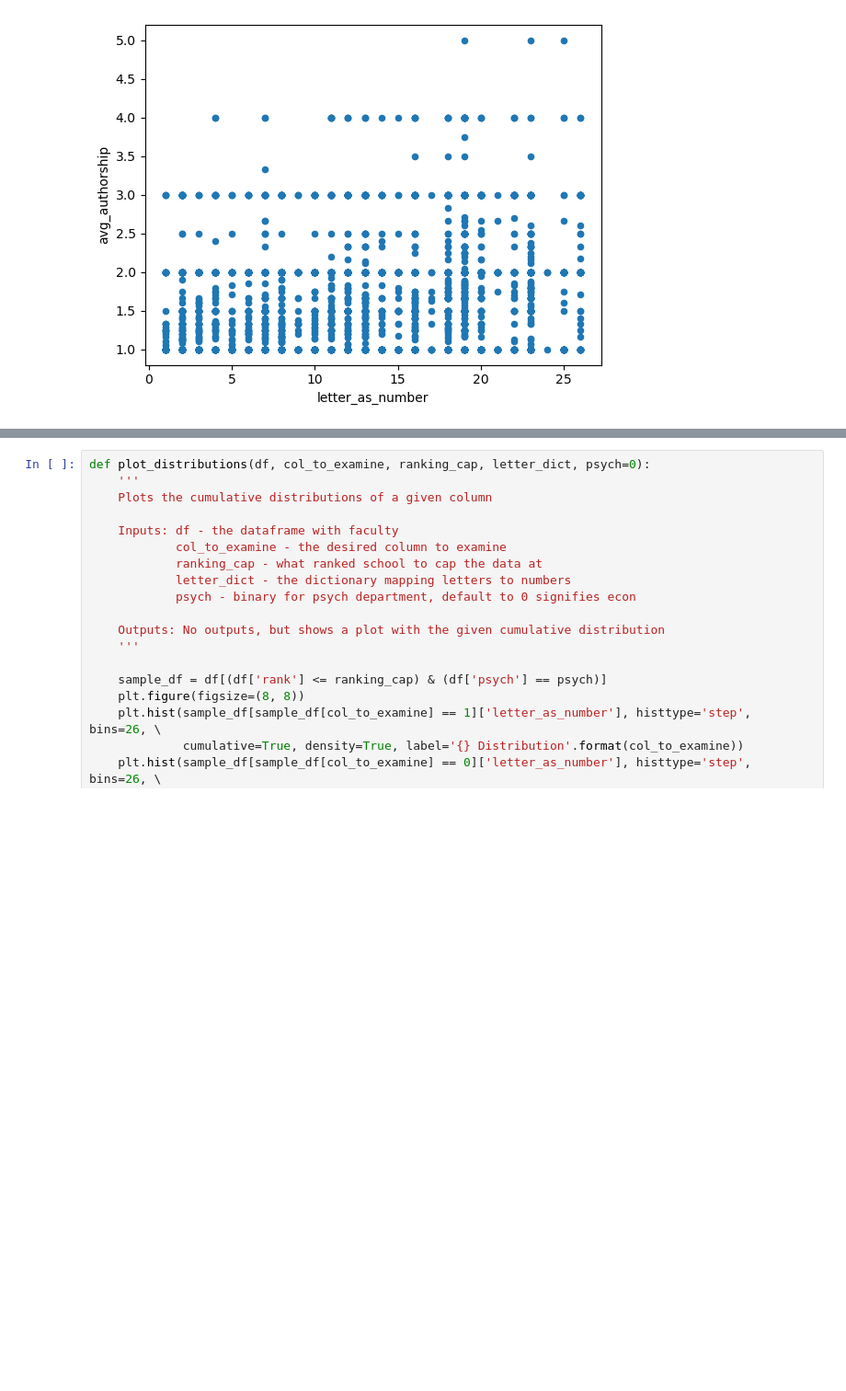
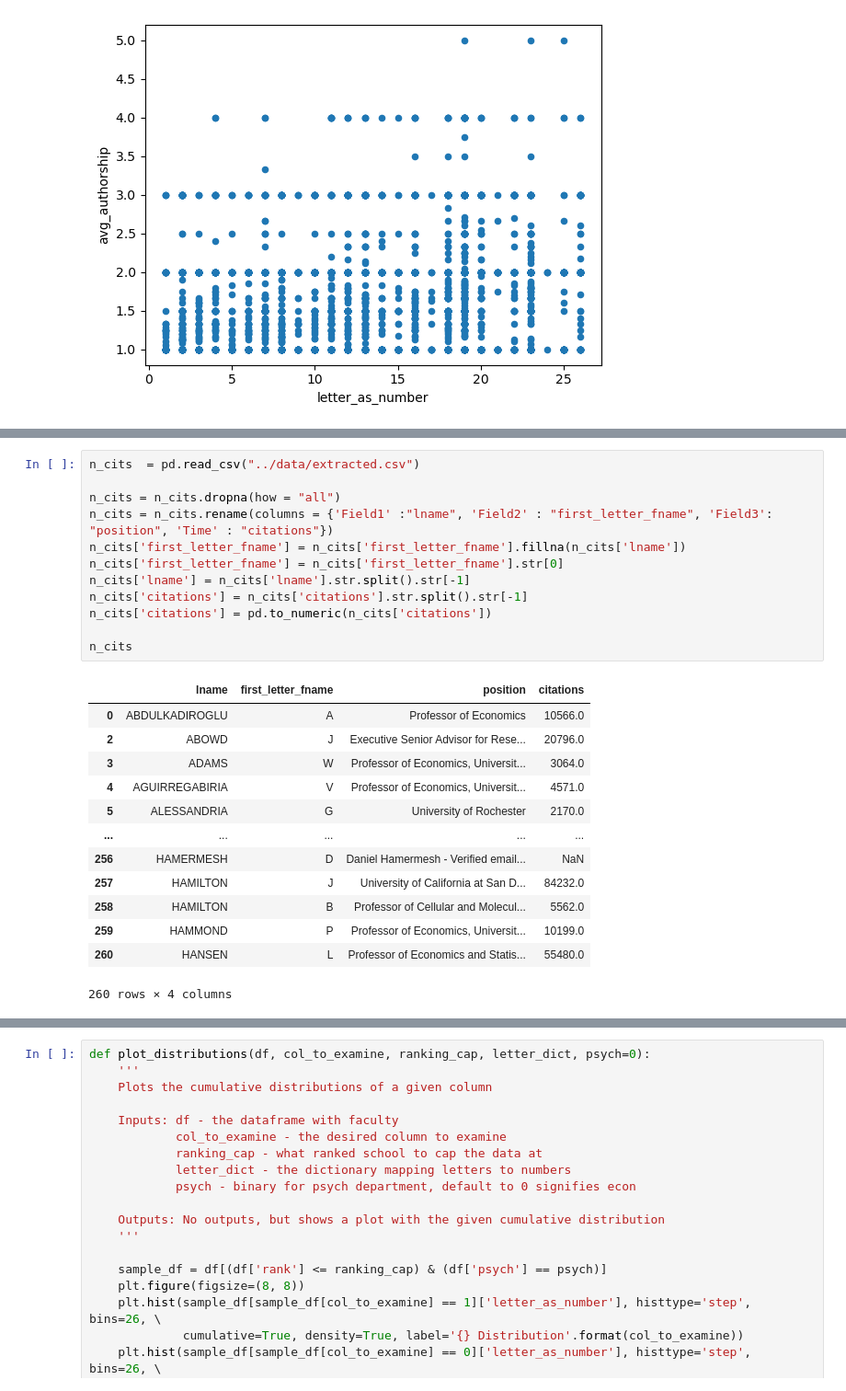
Before and after one commit to silva-cole/ecma31350-final-project, a Jupyter notebook: code/Initial Analysis.ipynb, the cells around one changed output, grey strips where cells are left out. Shown at 92% size. Drawn from its saved outputs; the diff is of its cells as text; blank space fills up the shorter version.

```diff
--- a/code/Initial Analysis.ipynb
+++ b/code/Initial Analysis.ipynb
@@ -187,3 +187,29 @@ avg_ranks
+# %%
+n_cits  = pd.read_csv("../data/extracted.csv")
+
+n_cits = n_cits.dropna(how = "all")
+n_cits = n_cits.rename(columns = {'Field1' :"lname", 'Field2' : "first_letter_fname", 'Field3': "position", 'Time' : "citations"})
+n_cits['first_letter_fname'] = n_cits['first_letter_fname'].fillna(n_cits['lname'])
+n_cits['first_letter_fname'] = n_cits['first_letter_fname'].str[0]
+n_cits['lname'] = n_cits['lname'].str.split().str[-1]
+n_cits['citations'] = n_cits['citations'].str.split().str[-1]
+n_cits['citations'] = pd.to_numeric(n_cits['citations'])
+
+n_cits
+# %% [output]
+|  | lname | first_letter_fname | position | citations |
+| 0 | ABDULKADIROGLU | A | Professor of Economics | 10566.0 |
+| 2 | ABOWD | J | Executive Senior Advisor for Rese... | 20796.0 |
+| 3 | ADAMS | W | Professor of Economics, Universit... | 3064.0 |
+| 4 | AGUIRREGABIRIA | V | Professor of Economics, Universit... | 4571.0 |
+| 5 | ALESSANDRIA | G | University of Rochester | 2170.0 |
+| ... | ... | ... | ... | ... |
+| 256 | HAMERMESH | D | Daniel Hamermesh - Verified email... | NaN |
+| 257 | HAMILTON | J | University of California at San D... | 84232.0 |
+| 258 | HAMILTON | B | Professor of Cellular and Molecul... | 5562.0 |
+| 259 | HAMMOND | P | Professor of Economics, Universit... | 10199.0 |
+| 260 | HANSEN | L | Professor of Economics and Statis... | 55480.0 |
+260 rows × 4 columns
 # %%
 # apply functions to df
 faculty_df['first_letter'] = faculty_df['lname'].apply(first_letter)
```
Also changed, not shown: parts of 6 cells of this notebook, 2 other files.
